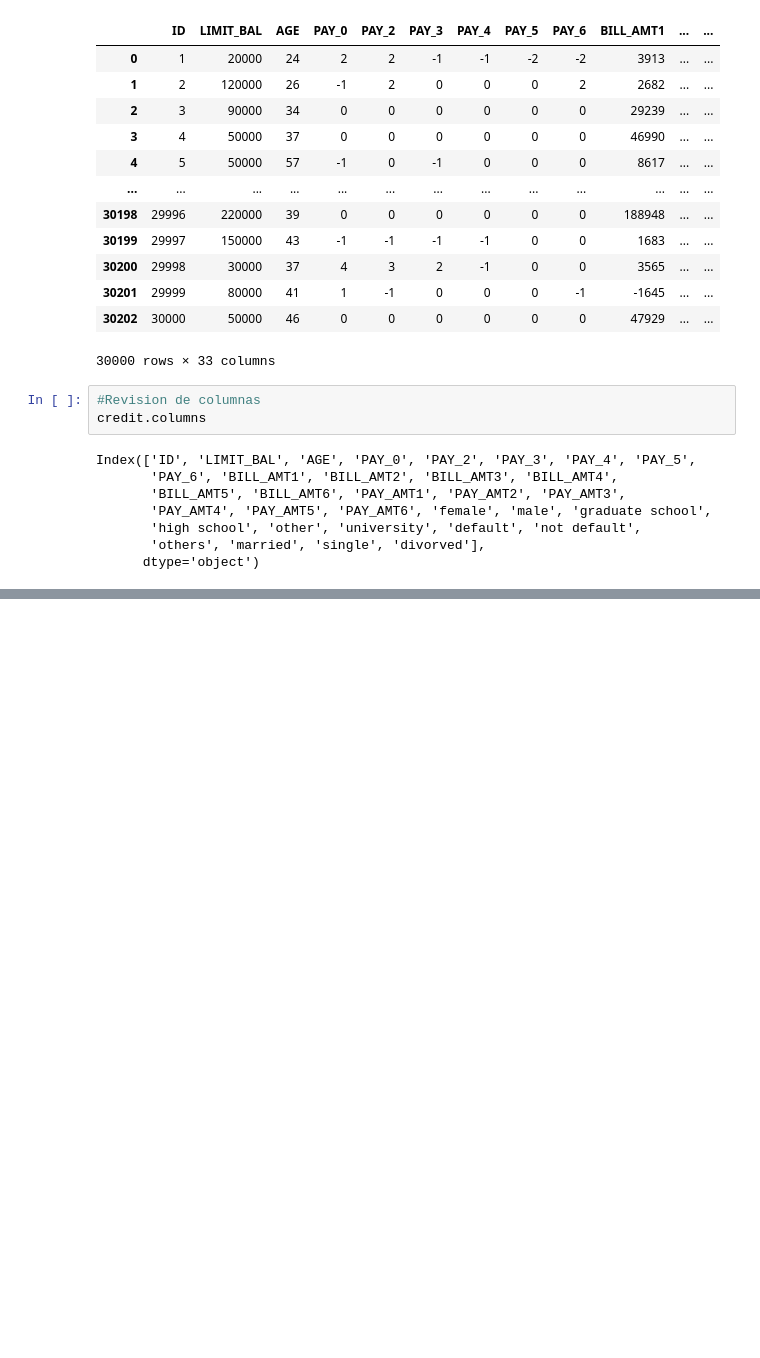
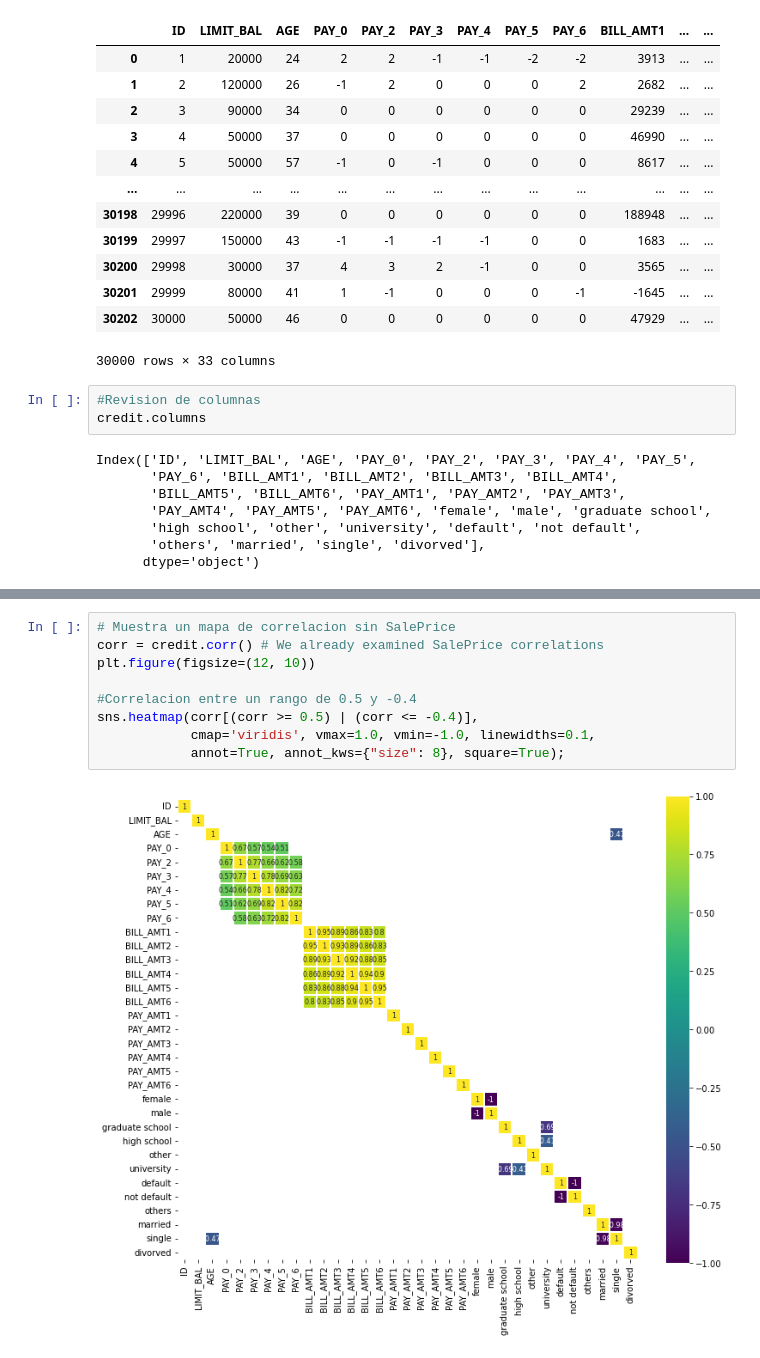
Before and after one commit to aobando20/Machine-learning, a Jupyter notebook: BancoUno Proyecto Final.ipynb, the cells around one changed output, grey strips where cells are left out. Saved outputs shown, nothing was run; the diff lists cells and outputs as text; blank space fills up the shorter version.

```diff
--- a/BancoUno Proyecto Final.ipynb
+++ b/BancoUno Proyecto Final.ipynb
@@ -423,0 +500,11 @@ Index(['ID', 'LIMIT_BAL', 'AGE', 'PAY_0', 'PAY_2', 'PAY_3', 'PAY_4', 'PAY_5',
+# %%
+# Muestra un mapa de correlacion sin SalePrice
+corr = credit.corr() # We already examined SalePrice correlations
+plt.figure(figsize=(12, 10))
+
+#Correlacion entre un rango de 0.5 y -0.4
+sns.heatmap(corr[(corr >= 0.5) | (corr <= -0.4)],
+            cmap='viridis', vmax=1.0, vmin=-1.0, linewidths=0.1,
+            annot=True, annot_kws={"size": 8}, square=True);
+# %% [output]
+[figure, added]
```
Also changed, not shown: parts of 17 cells of this notebook, 1 other file.
